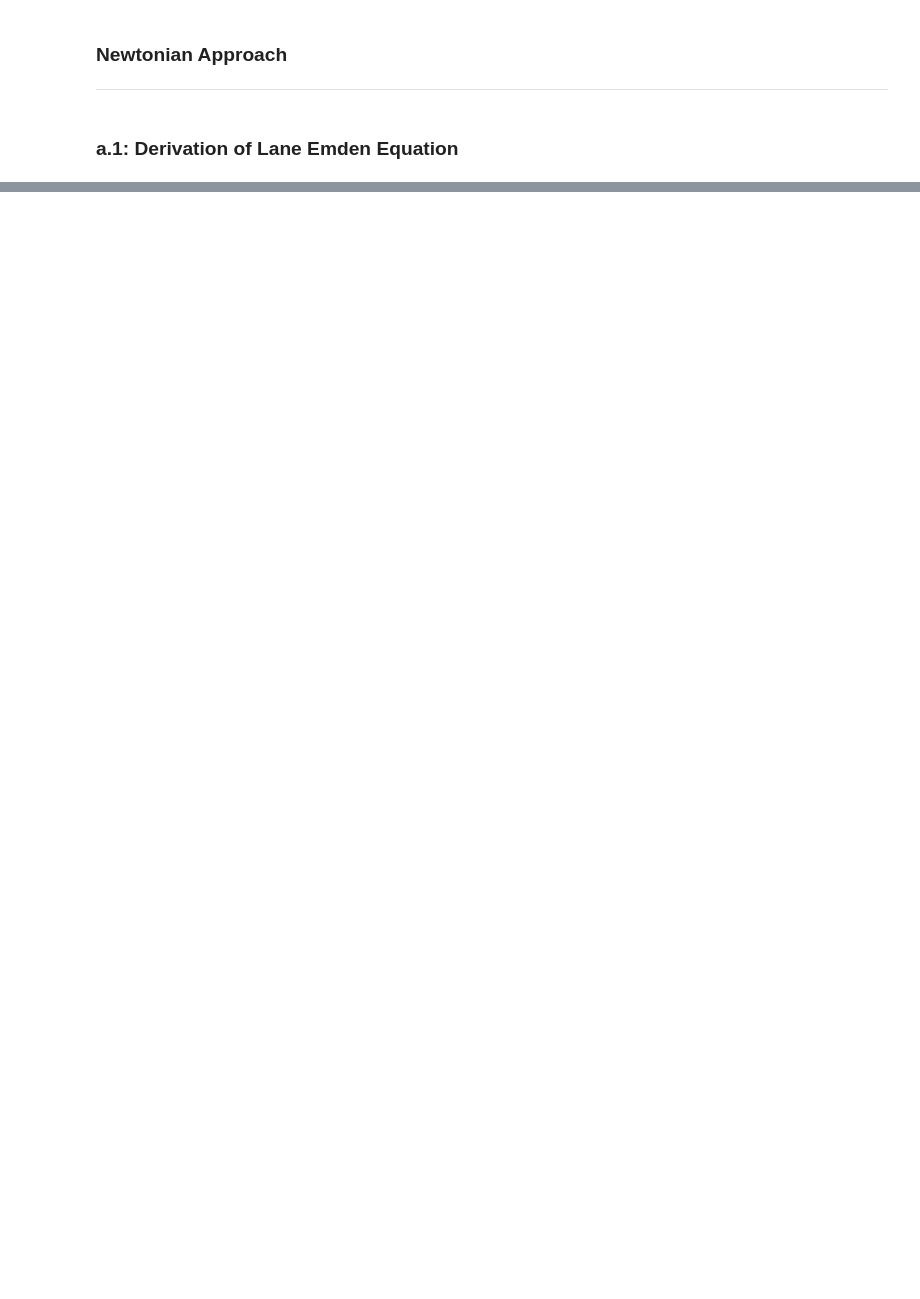
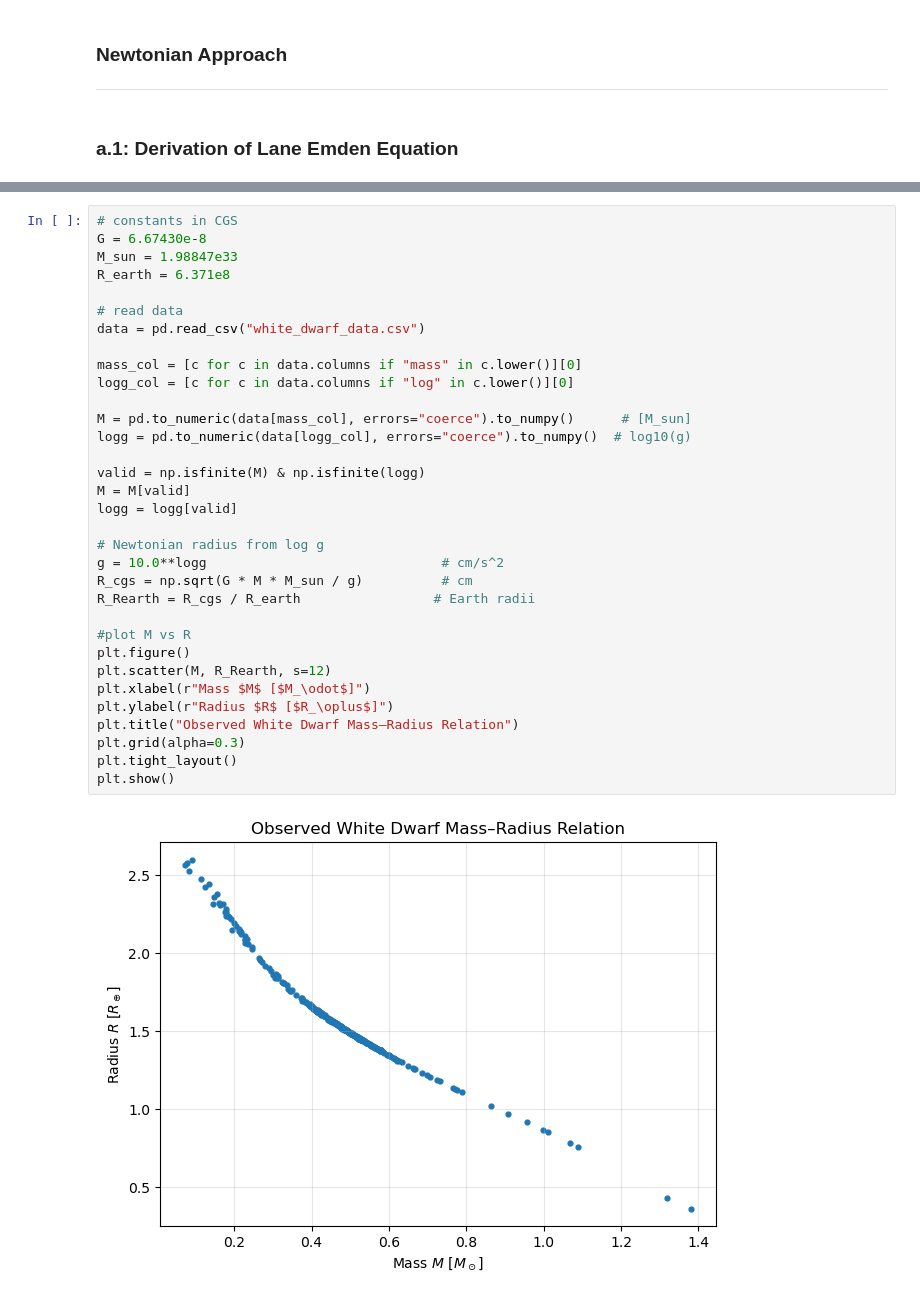
Before and after one commit to melihkayrakadioglu/phys414_final_project_kadioglu_melih_kayra, a Jupyter notebook: phys414_final_project_kadioglu_melih_kadioglu.ipynb, the cells around one changed output, grey strips where cells are left out. Saved outputs shown, nothing was run; the diff lists cells and outputs as text; blank space fills up the shorter version.

Commit message:
white dwarf's mass-radius relation found

```diff
--- a/phys414_final_project_kadioglu_melih_kadioglu.ipynb
+++ b/phys414_final_project_kadioglu_melih_kadioglu.ipynb
@@ -144,0 +267,35 @@ The first zero occurs at $\xi_1=\pi$ so the stellar surface is at $\theta(\pi)=0
+# %%
+# constants in CGS
+G = 6.67430e-8
+M_sun = 1.98847e33
+R_earth = 6.371e8
+
+# read data
+data = pd.read_csv("white_dwarf_data.csv")
+
+mass_col = [c for c in data.columns if "mass" in c.lower()][0]
+logg_col = [c for c in data.columns if "log" in c.lower()][0]
+
+M = pd.to_numeric(data[mass_col], errors="coerce").to_numpy()      # [M_sun]
+logg = pd.to_numeric(data[logg_col], errors="coerce").to_numpy()  # log10(g)
+
+valid = np.isfinite(M) & np.isfinite(logg)
+M = M[valid]
+logg = logg[valid]
+
+# Newtonian radius from log g
+g = 10.0**logg                              # cm/s^2
+R_cgs = np.sqrt(G * M * M_sun / g)          # cm
+R_Rearth = R_cgs / R_earth                 # Earth radii
+
+#plot M vs R
+plt.figure()
+plt.scatter(M, R_Rearth, s=12)
+plt.xlabel(r"Mass $M$ [$M_\odot$]")
+plt.ylabel(r"Radius $R$ [$R_\oplus$]")
+plt.title("Observed White Dwarf Mass–Radius Relation")
+plt.grid(alpha=0.3)
+plt.tight_layout()
+plt.show()
+# %% [output]
+[figure, added]
```
Also changed, not shown: parts of 7 cells of this notebook.
